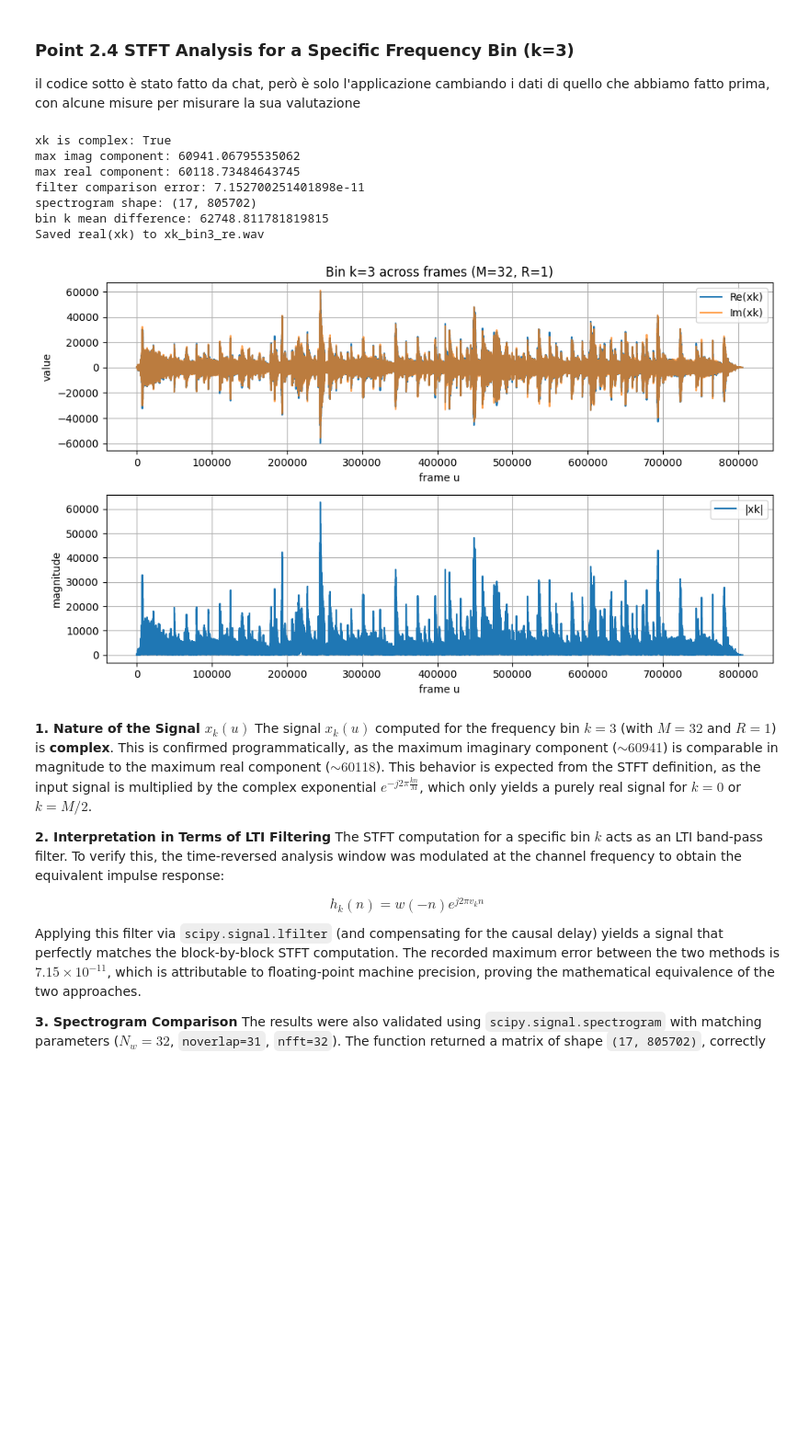
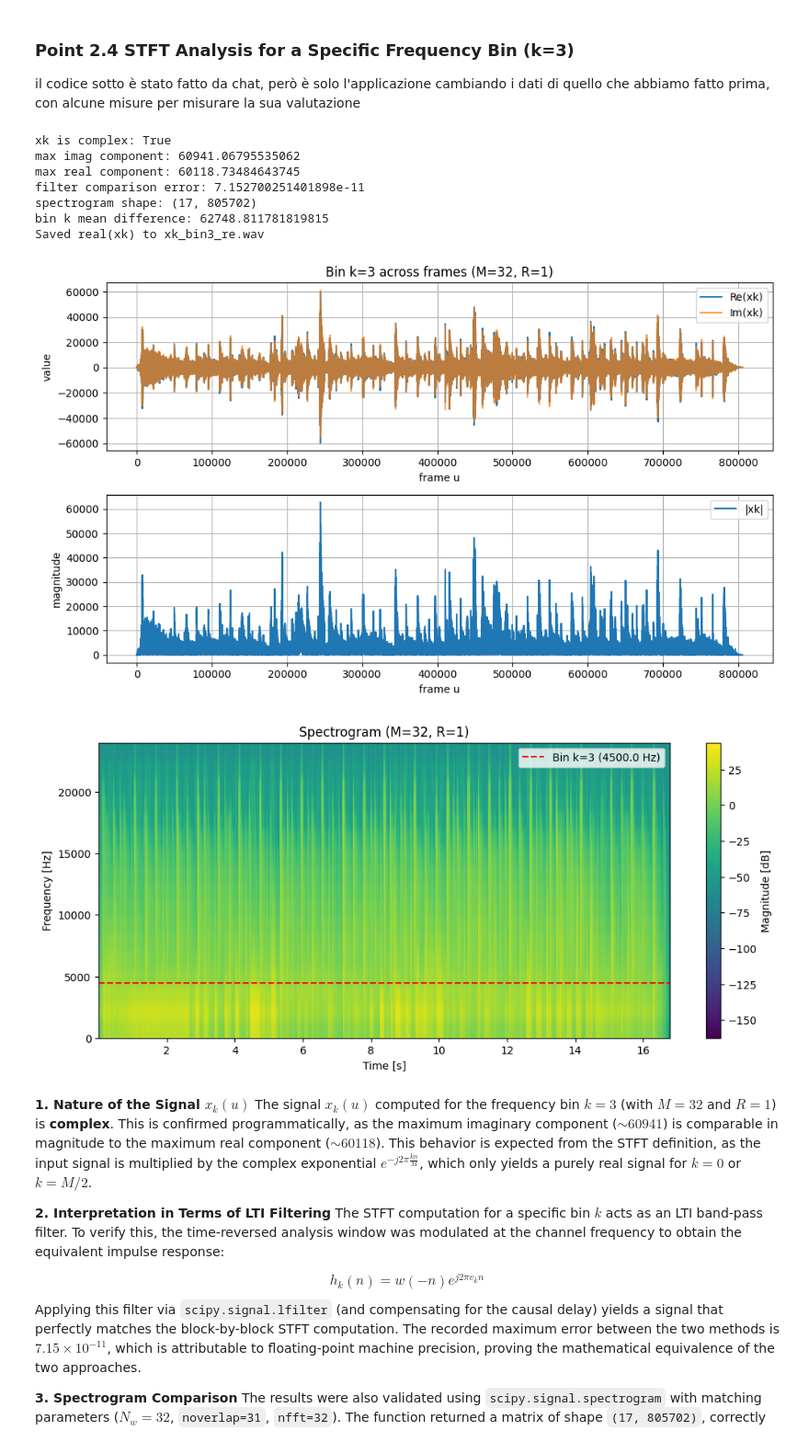
Before and after one commit to Brian0919/LAB_signal_processing, a Jupyter notebook: template-TP-conversion-STFT.ipynb, the cells around one changed output. Shown at 92% size. Drawn from its saved outputs; the diff is of its cells as text; code cells hidden in the pictures; blank space fills up the shorter version.

```diff
--- a/template-TP-conversion-STFT.ipynb
+++ b/template-TP-conversion-STFT.ipynb
@@ -284,33 +284,50 @@ xk_real = np.real(Xk)
 xk_norm = xk_real / np.maximum(1e-10, np.max(np.abs(xk_real)))
 write('xk_bin3_re.wav', Fs, np.int16(32767 * xk_norm))
 print('Saved real(xk) to xk_bin3_re.wav')
 
 plt.figure(figsize=(10, 6))
 plt.subplot(2, 1, 1)
 plt.plot(np.real(Xk), label='Re(xk)')
 plt.plot(np.imag(Xk), label='Im(xk)', alpha=0.7)
 plt.legend()
 plt.title('Bin k=3 across frames (M=32, R=1)')
 plt.xlabel('frame u')
 plt.ylabel('value')
 plt.grid()
 plt.subplot(2, 1, 2)
 plt.plot(np.abs(Xk), label='|xk|')
 plt.legend()
 plt.xlabel('frame u')
 plt.ylabel('magnitude')
 plt.grid()
 plt.tight_layout()
 plt.show()
+
+# compute the spectrogram in dB for visualization
+Sxx_dB = 20 * np.log10(np.abs(Sxx) + 1e-12) # Adding a small value to avoid log of zero
+
+plt.figure(figsize=(12, 5))
+plt.imshow(Sxx_dB, aspect='auto', origin='lower',
+           extent=[t[0], t[-1], f[0], f[-1]])
+plt.colorbar(label='Magnitude [dB]')
+plt.xlabel('Time [s]')
+plt.ylabel('Frequency [Hz]')
+plt.title('Spectrogram (M=32, R=1)')
+
+# Evidenzia il bin k=3 (frequenza = f[3])
+plt.axhline(f[3], color='r', linestyle='--', label=f'Bin k=3 ({f[3]:.1f} Hz)')
+plt.legend()
+plt.show()
 # %% [output]
 xk is complex: True
 max imag component: 60941.06795535062
 max real component: 60118.73484643745
 filter comparison error: 7.152700251401898e-11
 spectrogram shape: (17, 805702)
 bin k mean difference: 62748.811781819815
 Saved real(xk) to xk_bin3_re.wav
 [figure]
+[figure, added]
 # %% [markdown]
 
 
```
Also changed, not shown: parts of 1 cell of this notebook.
